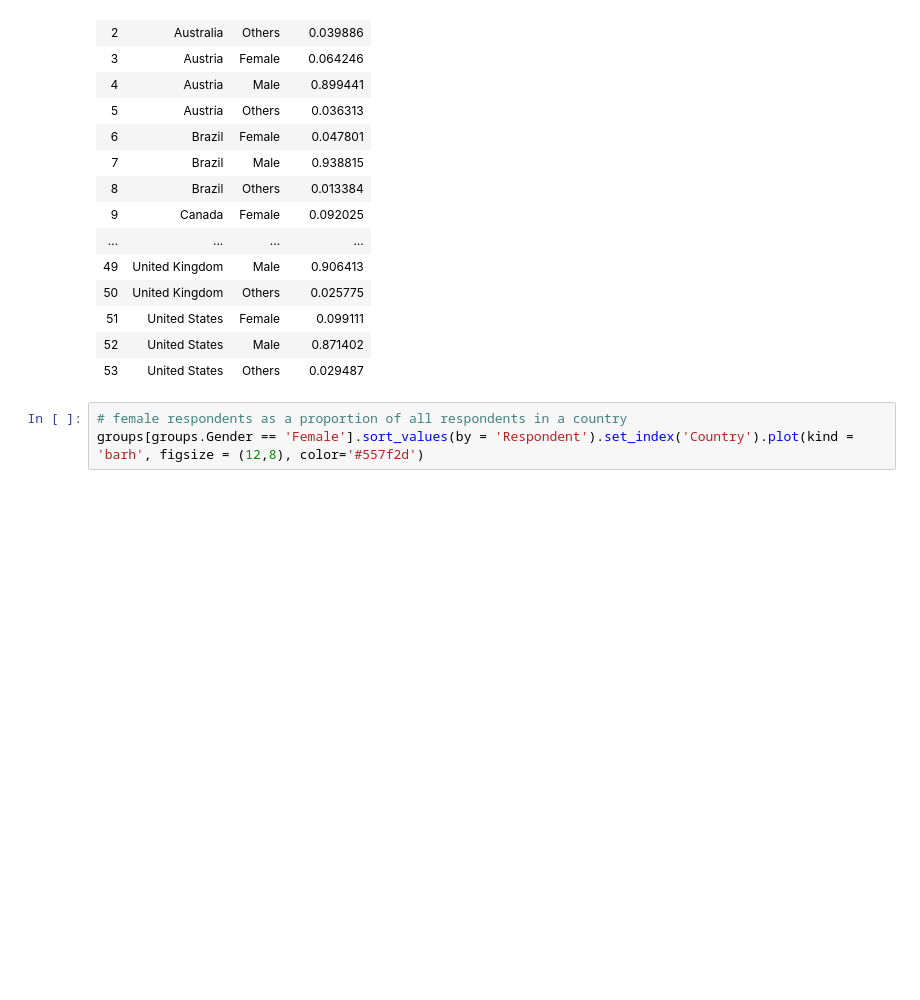
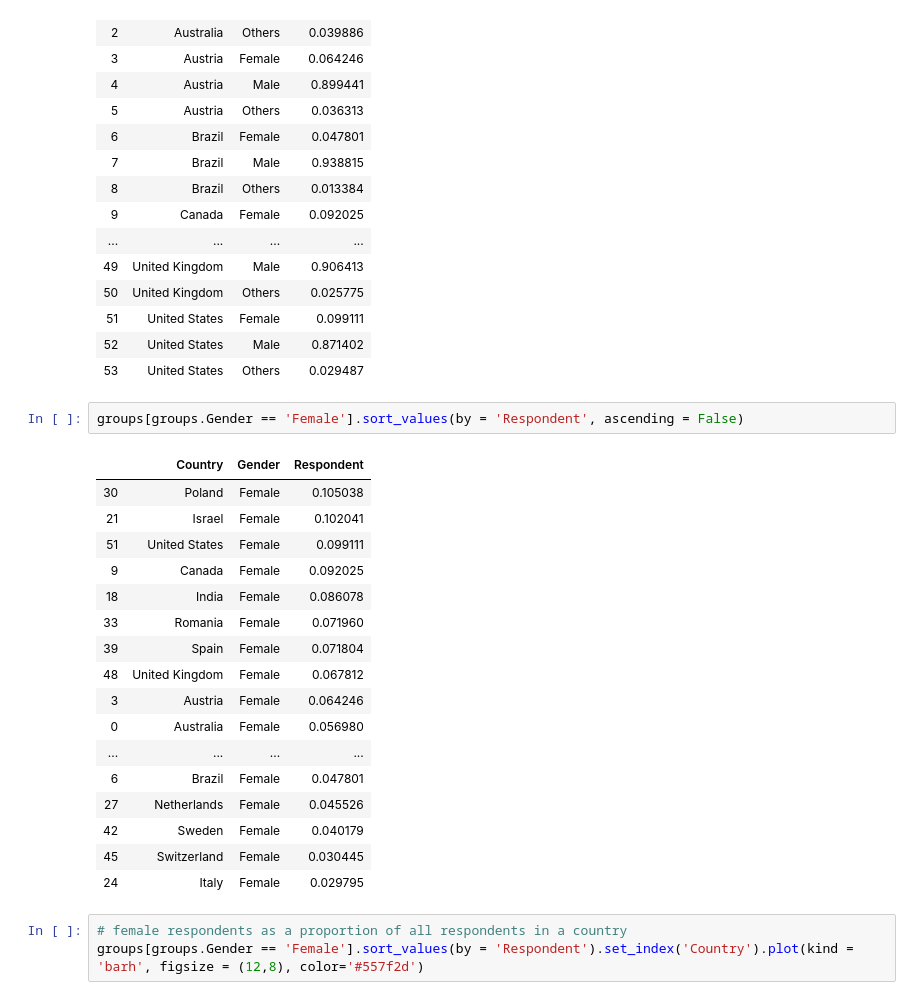
Before and after one commit to marcelajanowska/Stack_Overflow_Survey_Results_Analysis, a Jupyter notebook: Stack Overflow Survey Results Analysis.ipynb, the cells around one changed output. Drawn from its saved outputs; the diff is of its cells as text; blank space fills up the shorter version.

```diff
--- a/Stack Overflow Survey Results Analysis.ipynb
+++ b/Stack Overflow Survey Results Analysis.ipynb
@@ -124,6 +124,26 @@ groups
 | 51 | United States | Female | 0.099111 |
 | 52 | United States | Male | 0.871402 |
 | 53 | United States | Others | 0.029487 |
+# %%
+groups[groups.Gender == 'Female'].sort_values(by = 'Respondent', ascending = False)
+# %% [output]
+|  | Country | Gender | Respondent |
+| 30 | Poland | Female | 0.105038 |
+| 21 | Israel | Female | 0.102041 |
+| 51 | United States | Female | 0.099111 |
+| 9 | Canada | Female | 0.092025 |
+| 18 | India | Female | 0.086078 |
+| 33 | Romania | Female | 0.071960 |
+| 39 | Spain | Female | 0.071804 |
+| 48 | United Kingdom | Female | 0.067812 |
+| 3 | Austria | Female | 0.064246 |
+| 0 | Australia | Female | 0.056980 |
+| ... | ... | ... | ... |
+| 6 | Brazil | Female | 0.047801 |
+| 27 | Netherlands | Female | 0.045526 |
+| 42 | Sweden | Female | 0.040179 |
+| 45 | Switzerland | Female | 0.030445 |
+| 24 | Italy | Female | 0.029795 |
 # %%
 # female respondents as a proportion of all respondents in a country
 groups[groups.Gender == 'Female'].sort_values(by = 'Respondent').set_index('Country').plot(kind = 'barh', figsize = (12,8), color='#557f2d')
```
